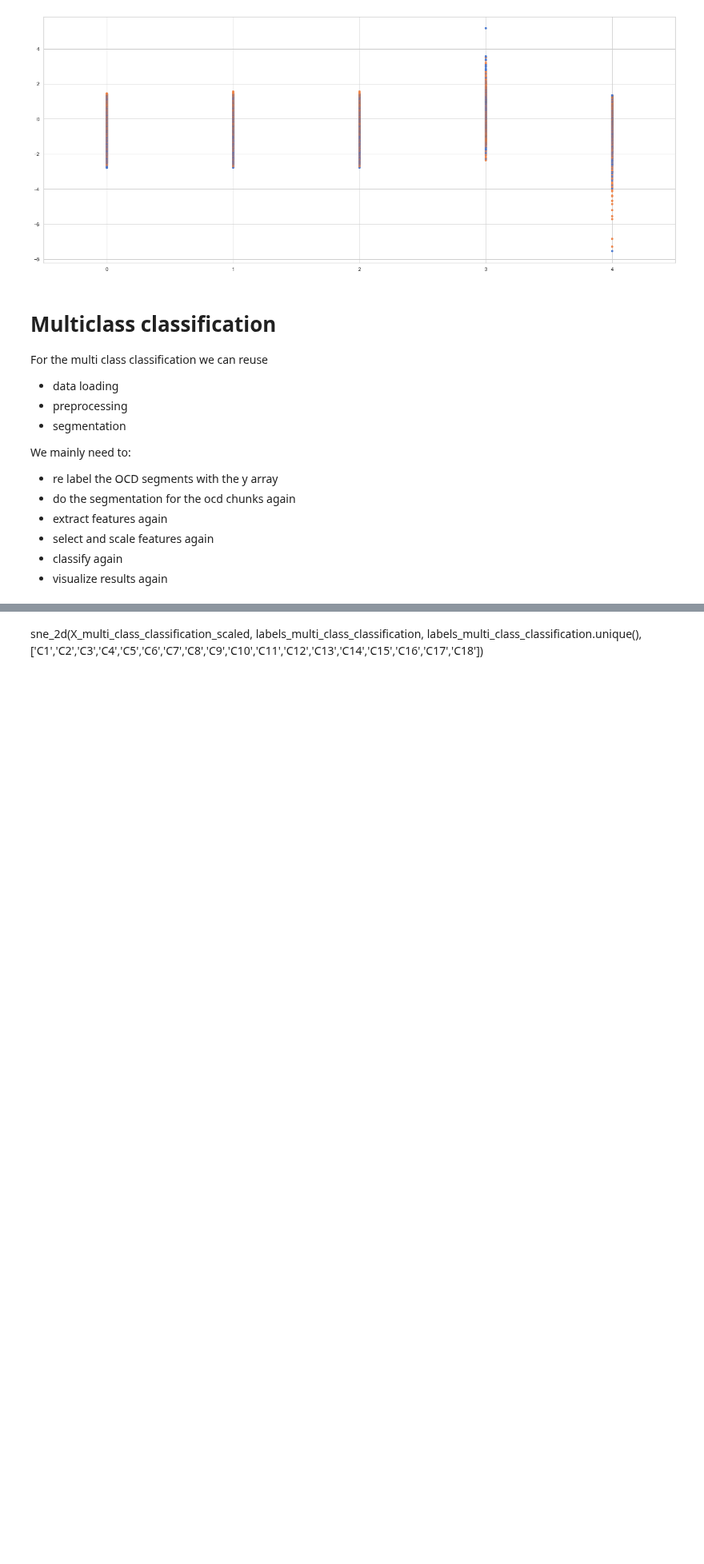
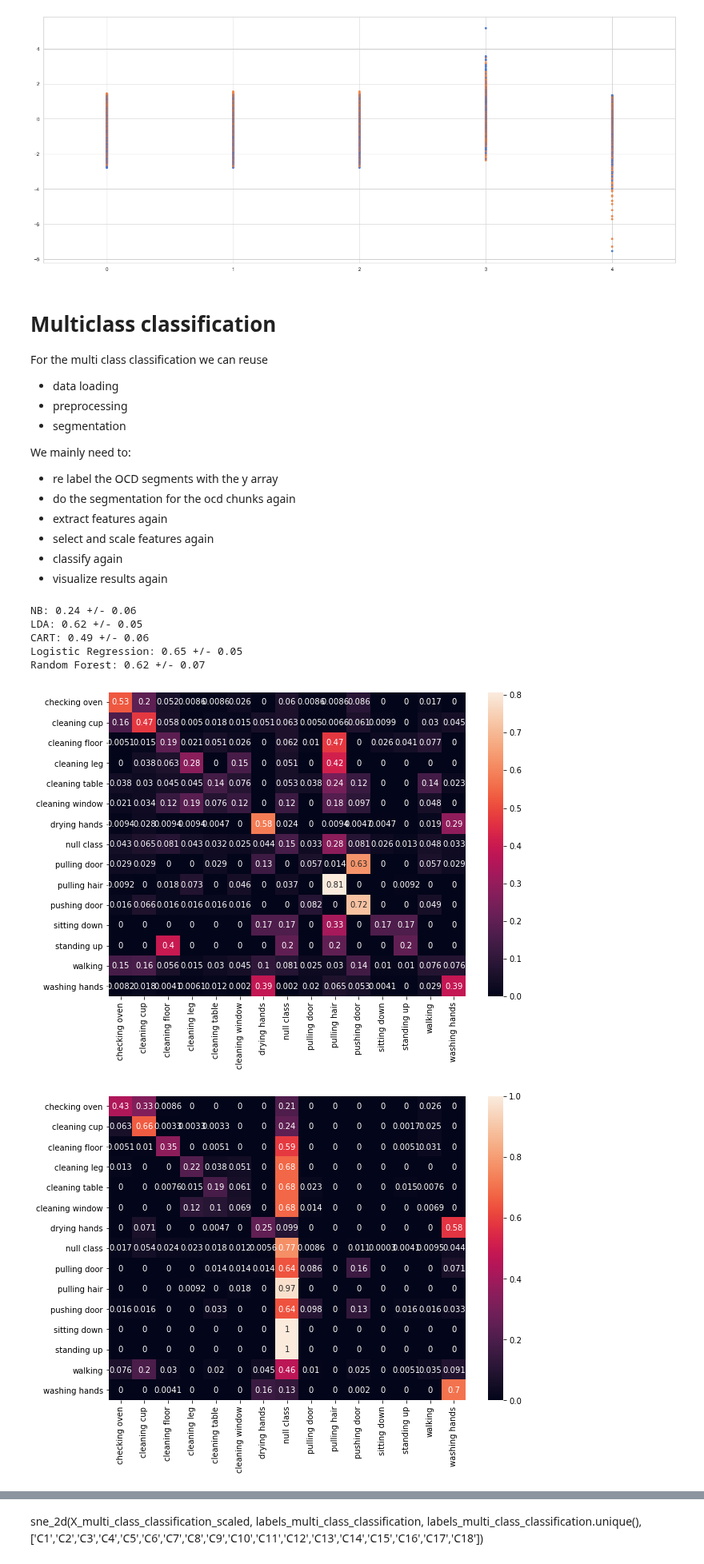
Before and after one commit to mp-mental-health-2020/mp-mental-health-2020, a Jupyter notebook: src/experiments/Supervised Classification.ipynb, the cells around one changed output, grey strips where cells are left out. Shown at 80% size. Cells and saved outputs as stored; diff of their text form; code cells hidden in the pictures; blank space fills up the shorter version.

```diff
--- a/src/experiments/Supervised Classification.ipynb
+++ b/src/experiments/Supervised Classification.ipynb
@@ -39,7 +39,8 @@ or from the matplotlib source distribution
 experiment_dir_path = "../../data/phyphox/full recordings/"
 experiment_dirs = get_sub_directories(experiment_dir_path)
 use_indoor = True
-window_size = 50
+use_fingerprinting_approach = True
+window_size = 100
 # MinimalFCParameters, ComprehensiveFCParameters, EfficientFCParameters
 feature_calculation_setting = MinimalFCParameters()
 
@@ -253,10 +265,20 @@ assert set(labels_multi_class_classification) == {'checking oven',
  'walking',
  'washing hands'}
 # %%
-X_multi_class_classification = extract_timeseries_features(mulit_class_df, use_indoor=use_indoor, feature_set_config=feature_calculation_setting)
+X_multi_class_classification = extract_timeseries_features(mulit_class_df, use_indoor=use_indoor, use_fingerprinting_approach=use_fingerprinting_approach, feature_set_config=feature_calculation_setting)
 # %%
 impute(X_multi_class_classification)
 X_multi_class_classification_selected = select_features(X_multi_class_classification, labels_multi_class_classification)
 # %%
 scaler = StandardScaler()
 X_multi_class_classification_scaled = scaler.fit_transform(X_multi_class_classification_selected)
+# %%
+classify_all(X_multi_class_classification_scaled, labels_multi_class_classification, path=None, binary=False)
+# %% [output]
+NB: 0.24 +/- 0.06
+LDA: 0.62 +/- 0.05
+CART: 0.49 +/- 0.06
+Logistic Regression: 0.65 +/- 0.05
+Random Forest: 0.62 +/- 0.07
+[figure, added]
+[figure, added]
```
Also changed, not shown: parts of 3 cells of this notebook, 10 other files.
